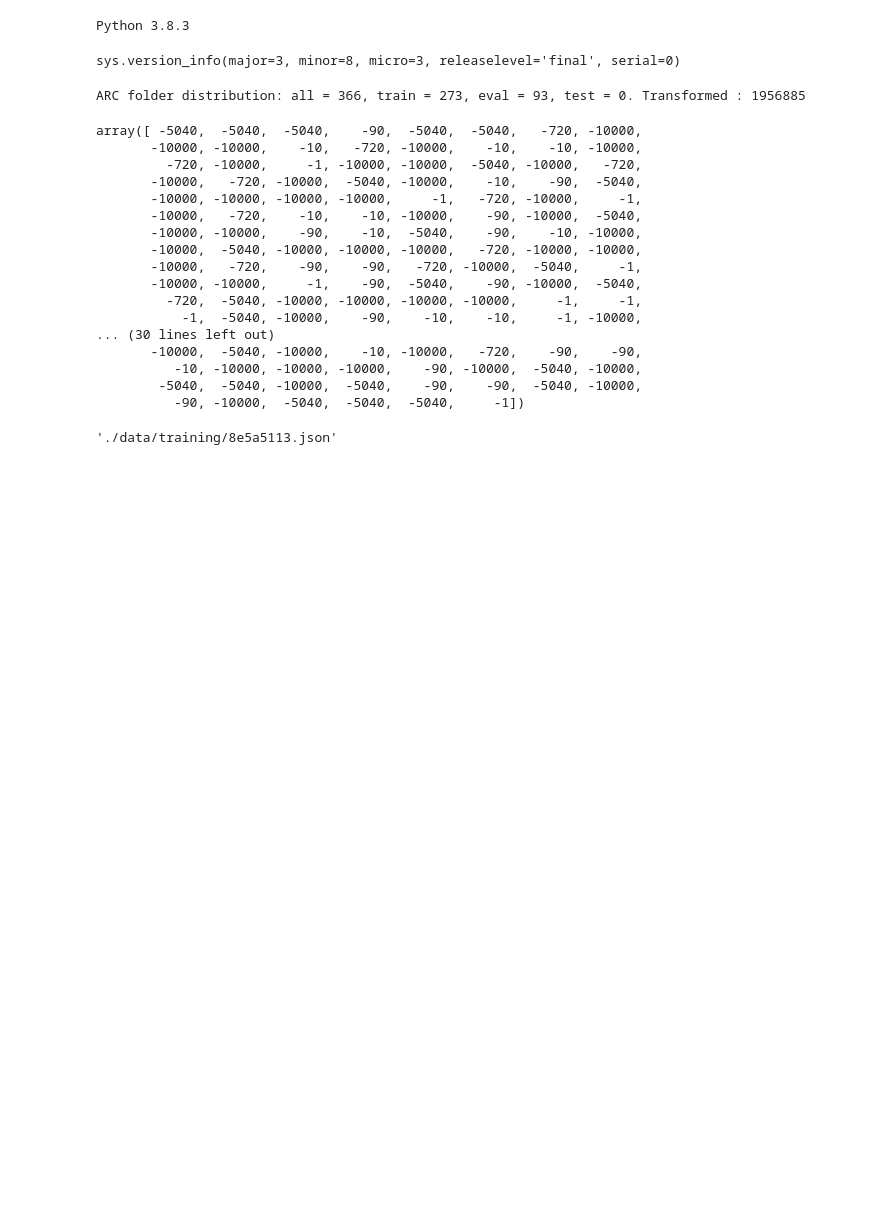
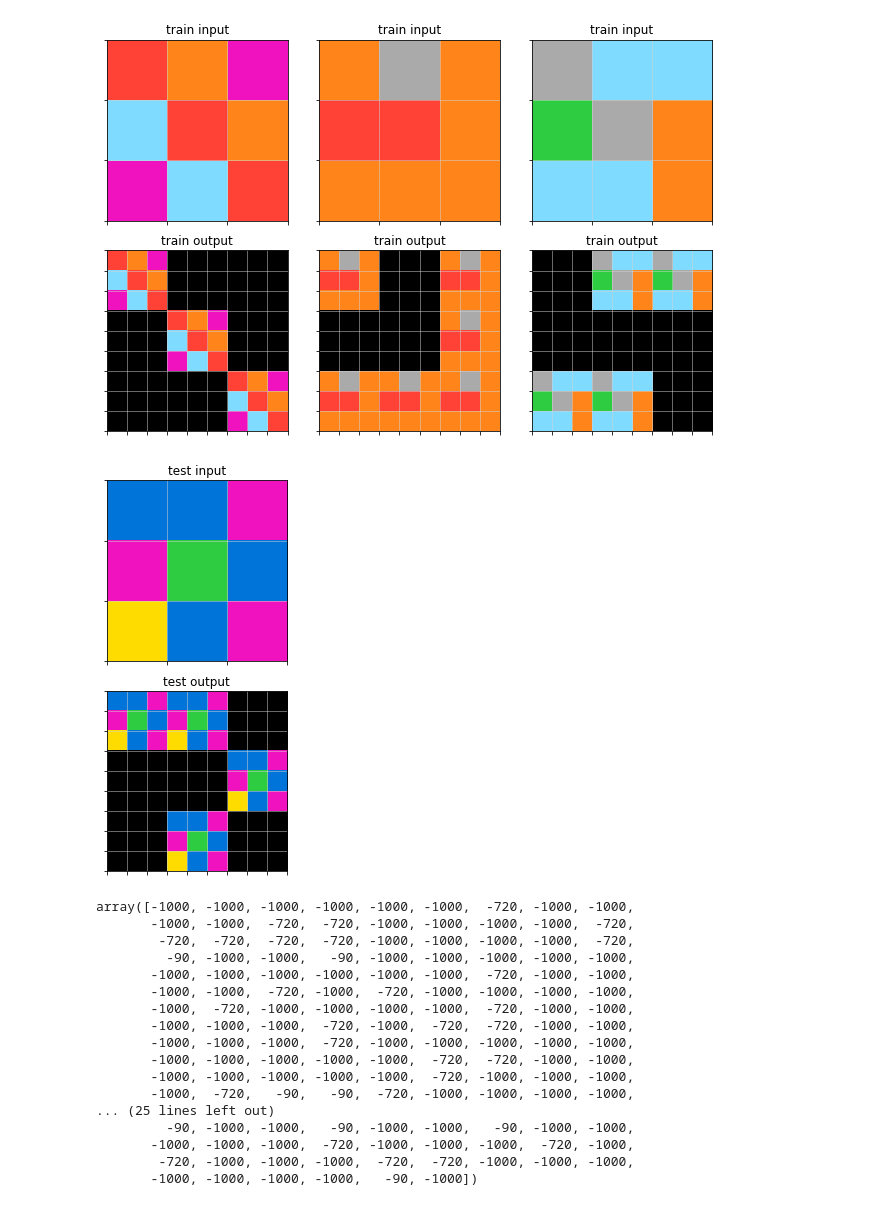
Before and after one commit to viyx/arc-nn, a Jupyter notebook: datasets.ipynb, the cells around one changed output. Cells and saved outputs as stored; diff of their text form; code cells hidden in the pictures; blank space fills up the shorter version.

Commit message:
remove bugs in transformations

```diff
--- a/datasets.ipynb
+++ b/datasets.ipynb
@@ -1,4 +1,6 @@
 # %%
+%matplotlib inline
+
 import logging
 logging.basicConfig(
         format="%(asctime)s - %(levelname)s - %(name)s -   %(message)s",
@@ -7,5 +9,8 @@ logging.basicConfig(
 )
 
 from datasets import LightARCDataset, LightWeightColorPermutation, MaxNDataset
-md = MaxNDataset(download=True)
+tr = LightWeightColorPermutation(limit=1000)
+md = MaxNDataset(download=False, target_length=931, datadir='data/datasets/maxn', transforms=[[tr],[tr],[tr]])
+train, test, val = md.datasets
+train = train.dataset
 # %% [output]
@@ -13,12 +19,0 @@ ModuleNotFoundError: No module named 'torch'
-# %%
-%%bash
-
-python -V
-# pip list
-# %% [output]
-Python 3.8.3
-# %%
-import sys
-sys.version_info
-# %% [output]
-sys.version_info(major=3, minor=8, micro=3, releaselevel='final', serial=0)
@@ -27,28 +23,25 @@ train, test, val = md.datasets
 # %%
-train
+train.plot(0)
 # %% [output]
-ARC folder distribution: all = 366, train = 273, eval = 93, test = 0. Transformed : 1956885
+[figure, added]
+[figure, added]
 # %%
 train.breaks[:-1] - train.breaks[1:]
 # %% [output]
-array([ -5040,  -5040,  -5040,    -90,  -5040,  -5040,   -720, -10000,
-       -10000, -10000,    -10,   -720, -10000,    -10,    -10, -10000,
-         -720, -10000,     -1, -10000, -10000,  -5040, -10000,   -720,
-       -10000,   -720, -10000,  -5040, -10000,    -10,    -90,  -5040,
-       -10000, -10000, -10000, -10000,     -1,   -720, -10000,     -1,
-       -10000,   -720,    -10,    -10, -10000,    -90, -10000,  -5040,
-       -10000, -10000,    -90,    -10,  -5040,    -90,    -10, -10000,
-       -10000,  -5040, -10000, -10000, -10000,   -720, -10000, -10000,
-       -10000,   -720,    -90,    -90,   -720, -10000,  -5040,     -1,
-       -10000, -10000,     -1,    -90,  -5040,    -90, -10000,  -5040,
-         -720,  -5040, -10000, -10000, -10000, -10000,     -1,     -1,
-           -1,  -5040, -10000,    -90,    -10,    -10,     -1, -10000,
-... (30 lines left out)
-       -10000,  -5040, -10000,    -10, -10000,   -720,    -90,    -90,
-          -10, -10000, -10000, -10000,    -90, -10000,  -5040, -10000,
-        -5040,  -5040, -10000,  -5040,    -90,    -90,  -5040, -10000,
-          -90, -10000,  -5040,  -5040,  -5040,     -1])
+array([-1000, -1000, -1000, -1000, -1000, -1000,  -720, -1000, -1000,
+       -1000, -1000,  -720,  -720, -1000, -1000, -1000, -1000,  -720,
+        -720,  -720,  -720,  -720, -1000, -1000, -1000, -1000,  -720,
+         -90, -1000, -1000,   -90, -1000, -1000, -1000, -1000, -1000,
+       -1000, -1000, -1000, -1000, -1000, -1000,  -720, -1000, -1000,
+       -1000, -1000,  -720, -1000,  -720, -1000, -1000, -1000, -1000,
+       -1000,  -720, -1000, -1000, -1000, -1000,  -720, -1000, -1000,
+       -1000, -1000, -1000,  -720, -1000,  -720,  -720, -1000, -1000,
+       -1000, -1000, -1000,  -720, -1000, -1000, -1000, -1000, -1000,
+       -1000, -1000, -1000, -1000, -1000,  -720,  -720, -1000, -1000,
+       -1000, -1000, -1000, -1000, -1000,  -720, -1000, -1000, -1000,
+       -1000,  -720,   -90,   -90,  -720, -1000, -1000, -1000, -1000,
+... (25 lines left out)
+         -90, -1000, -1000,   -90, -1000, -1000,   -90, -1000, -1000,
+       -1000, -1000, -1000,  -720, -1000, -1000, -1000,  -720, -1000,
+        -720, -1000, -1000, -1000,  -720,  -720, -1000, -1000, -1000,
+       -1000, -1000, -1000, -1000,   -90, -1000])
-# %%
-train.tasks[18]
-# %% [output]
-'./data/training/8e5a5113.json'
```
Also changed, not shown: parts of 3 cells of this notebook, 3 other files.
